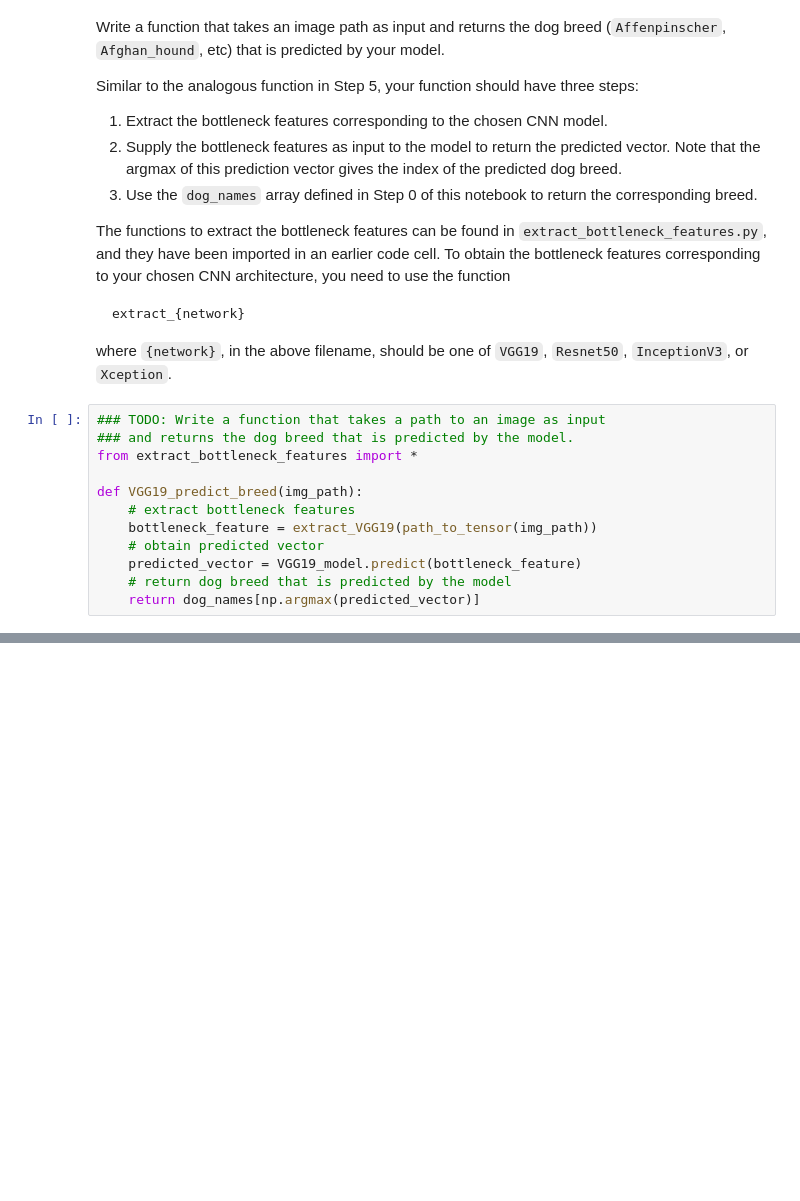
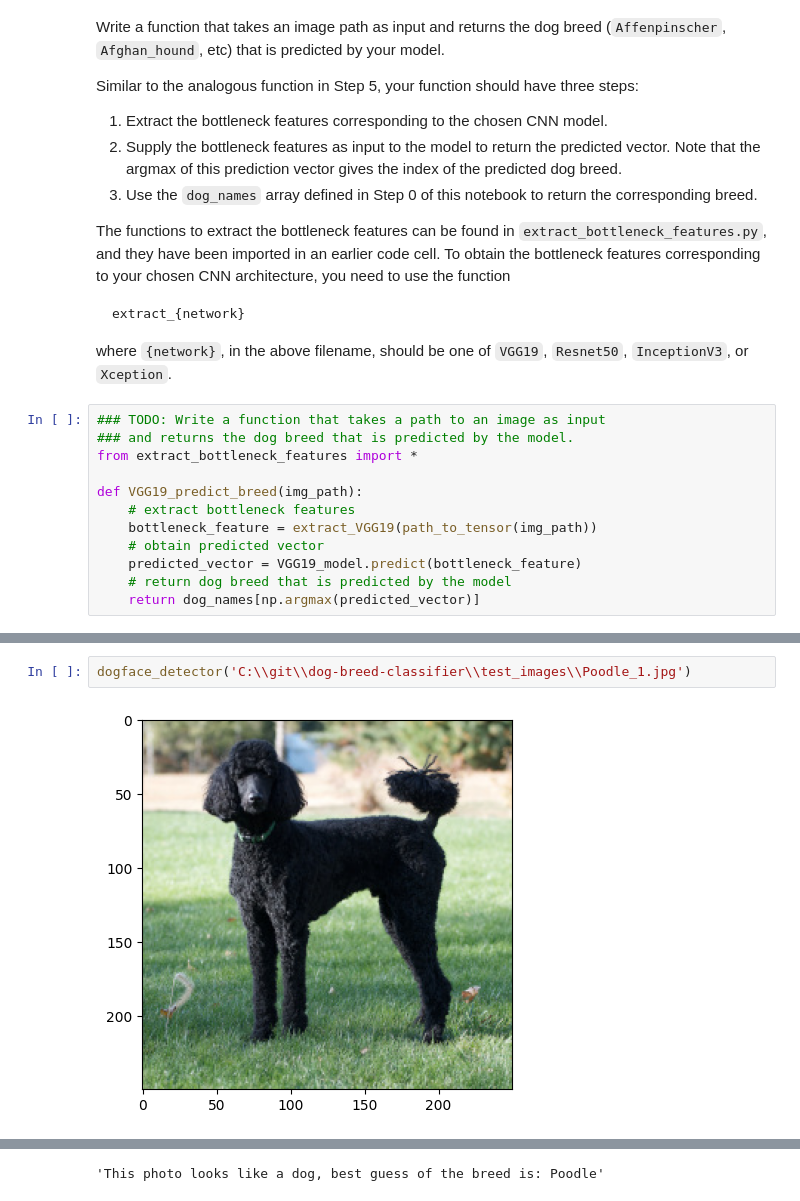
Before and after one commit to RealTimeShepherd/dog-breed-classifier, a Jupyter notebook: dog_app.ipynb, the cells around one changed output, grey strips where cells are left out. Drawn from its saved outputs; the diff is of its cells as text; blank space fills up the shorter version.

```diff
--- a/dog_app.ipynb
+++ b/dog_app.ipynb
@@ -820,0 +869,4 @@ __Answer:__
+# %%
+dogface_detector('C:\\git\\dog-breed-classifier\\test_images\\Poodle_1.jpg')
+# %% [output]
+[figure, added]
@@ -820,0 +876 @@ __Answer:__
+'This photo looks like a dog, best guess of the breed is: Poodle'
```
Also changed, not shown: parts of 12 cells of this notebook, 7 other files.
